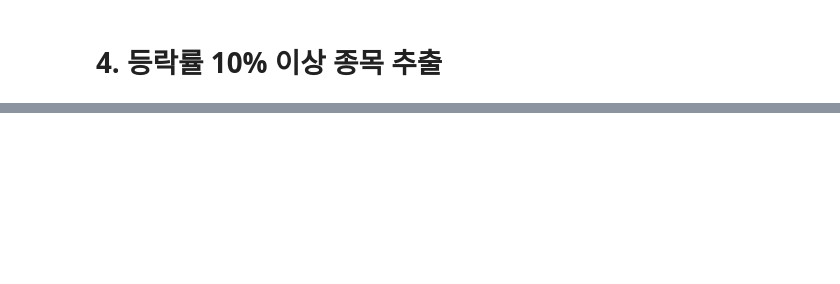
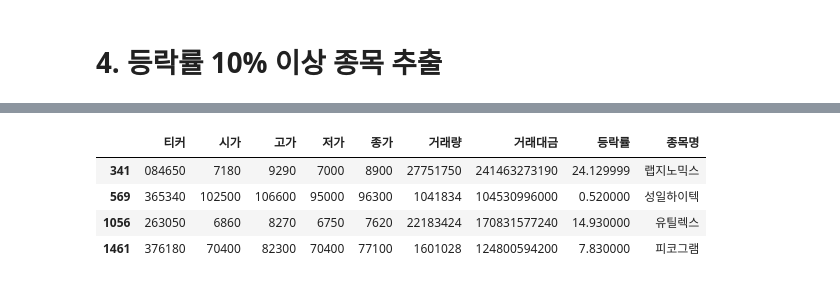
Before and after one commit to viva-lee/trading-backtesting, a Jupyter notebook: pykrx_example.ipynb, the cells around one changed output, grey strips where cells are left out. Cells and saved outputs as stored; diff of their text form; code cells hidden in the pictures; blank space fills up the shorter version.

```diff
--- a/pykrx_example.ipynb
+++ b/pykrx_example.ipynb
@@ -94,0 +126,9 @@ kospi_df
+# %%
+kosdaq_df = kosdaq_df[(kosdaq_df["거래대금"] > 100000000000) & (kosdaq_df["등락률"] > 0)]
+kosdaq_df
+# %% [output]
+|  | 티커 | 시가 | 고가 | 저가 | 종가 | 거래량 | 거래대금 | 등락률 | 종목명 |
+| 341 | 084650 | 7180 | 9290 | 7000 | 8900 | 27751750 | 241463273190 | 24.129999 | 랩지노믹스 |
+| 569 | 365340 | 102500 | 106600 | 95000 | 96300 | 1041834 | 104530996000 | 0.520000 | 성일하이텍 |
+| 1056 | 263050 | 6860 | 8270 | 6750 | 7620 | 22183424 | 170831577240 | 14.930000 | 유틸렉스 |
+| 1461 | 376180 | 70400 | 82300 | 70400 | 77100 | 1601028 | 124800594200 | 7.830000 | 피코그램 |
```
Also changed, not shown: parts of 11 cells of this notebook.
